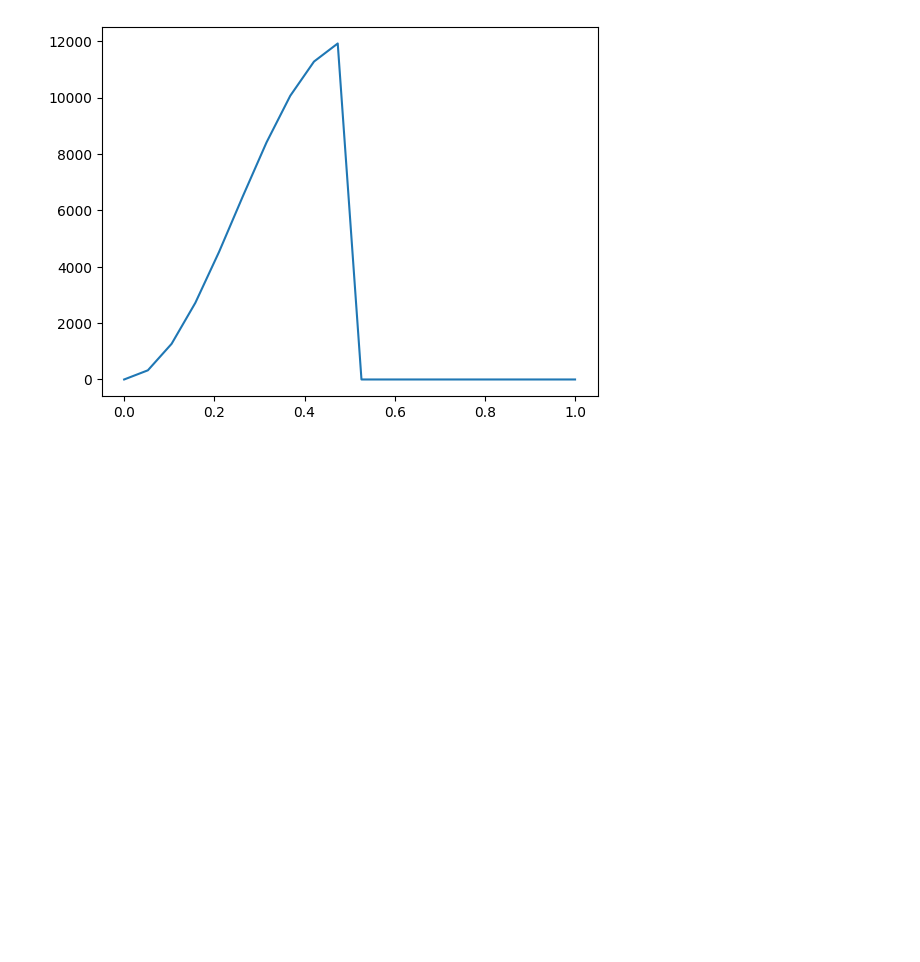
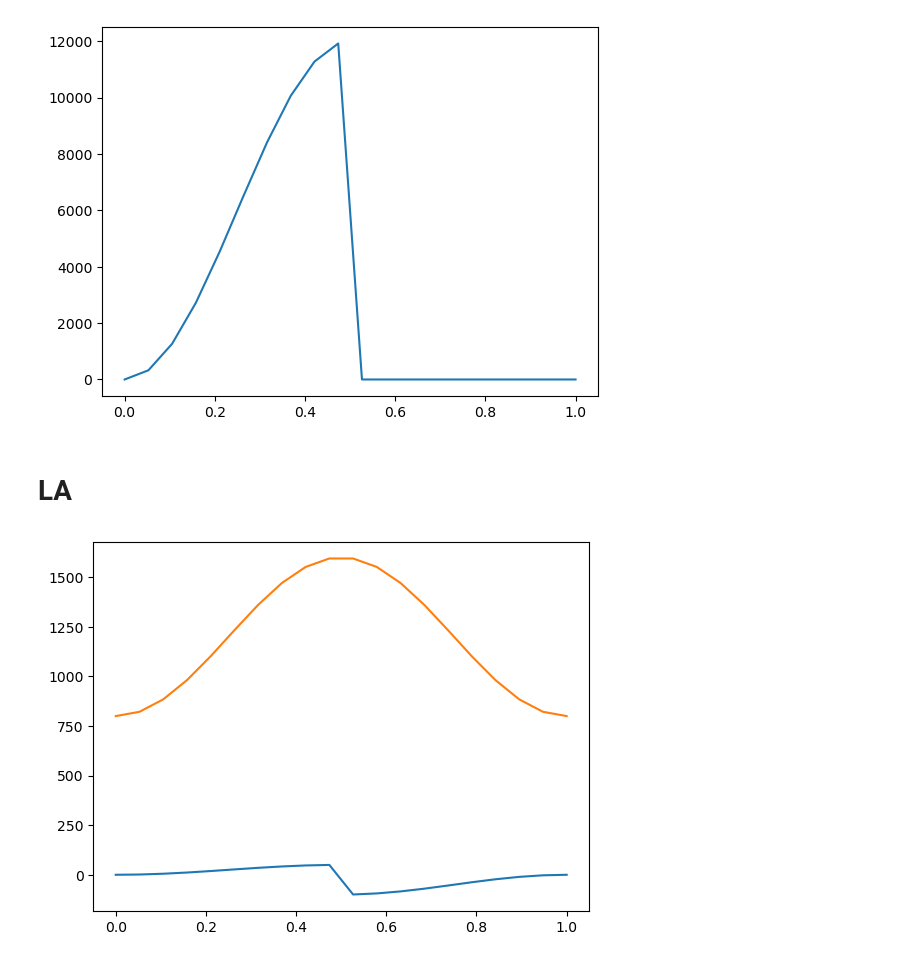
Before and after one commit to Lezgo11/pumpy, a Jupyter notebook: mesh/figu.ipynb, the cells around one changed output. Saved outputs shown, nothing was run; the diff lists cells and outputs as text; code cells hidden in the pictures; blank space fills up the shorter version.

```diff
--- a/mesh/figu.ipynb
+++ b/mesh/figu.ipynb
@@ -11,6 +13,24 @@ plt.plot(t, f)
 plt.show()
 # %% [output]
 [figure]
+# %% [markdown]
+# LA
+# %%
+import numpy as np
+import matplotlib.pyplot as plt
+P_max=100 #12000
+T=1
+t = np.linspace(0, T, 20)
+tau=(t % T) / T
+f = np.where(tau > 0.5, -P_max * np.sin(np.pi *t/T)**2, 50 * np.sin(np.pi * t/T)**2)
+P_fill = 800 + 800 * np.sin(np.pi * tau)**2
+
+
+plt.plot(t, f)
+plt.plot(t, P_fill, label='Atrial Pressure')
+plt.show()
+# %% [output]
+[figure, added]
 # %%
 from mpl_toolkits.mplot3d import Axes3D
 import matplotlib.pyplot as plt
```
Also changed, not shown: parts of 2 cells of this notebook, 9 other files.
